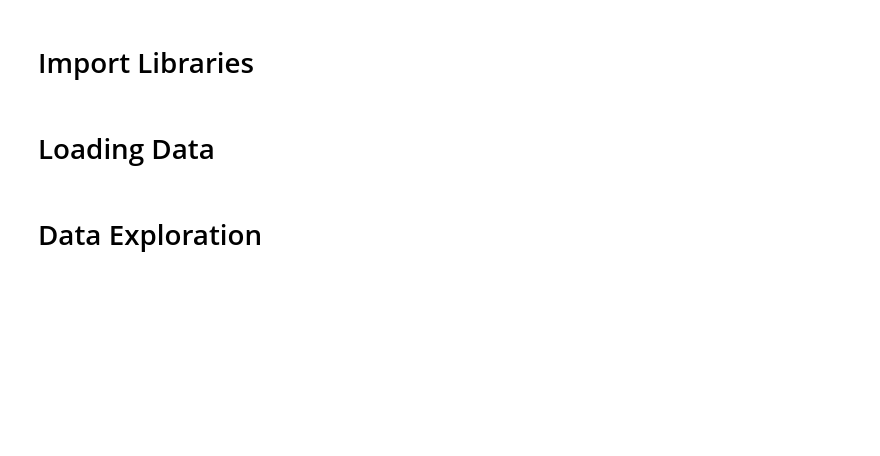
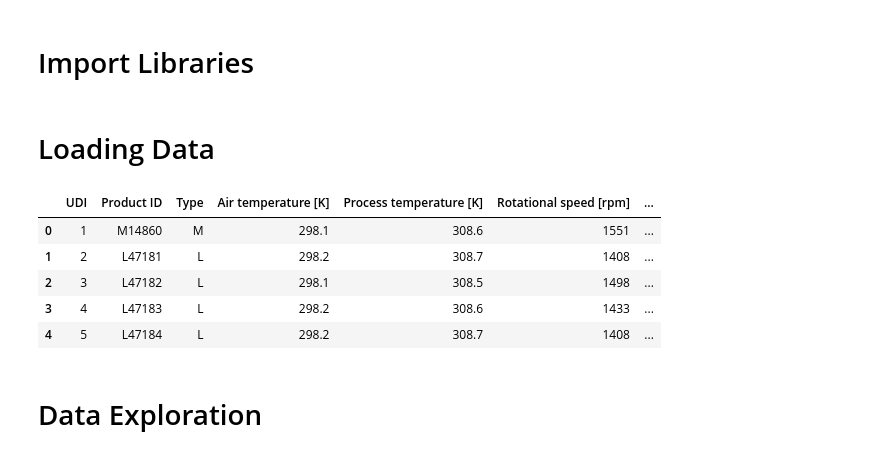
Before and after one commit to tm-pe2/ai-ml, a Jupyter notebook: logistic-regression/previous_analysis.ipynb, the cells around one changed output. Saved outputs shown, nothing was run; the diff lists cells and outputs as text; code cells hidden in the pictures; blank space fills up the shorter version.

Commit message:
Predictive Maintenance Example

```diff
--- a/logistic-regression/previous_analysis.ipynb
+++ b/logistic-regression/previous_analysis.ipynb
@@ -72,3 +51,26 @@ df.head()
+# %%
+df = pd.read_csv('../../data/raw/predictive_maintenance_showcase/predictive_maintenance.csv')
+df.head()
+# UID: unique identifier, PID: product id, Type: Quality variants(Low Medium High)
+# 308 Kelvin = 34.85 Celsius, 1551 K = 1277.85 Celsius,
+# Temp. generated using random walk process around 300K with 2K/1K of deviation for Air/Proc Temp
+# Rotational Speed calculated from power 2860 W + distributed noise
+# Torque Normally distributed around 40 Nm with 10 as deviation (no negative)
+# Tool wear time (minutes) [dependent of quality variants + H/M/L equivalent--> TW + 5/3/2 --> X]
+# Machine Failure (flags 0 or 1) whenever a failure type is detected
+# Failure TWF = Tool Wear Failure (randomly selected between 200 and 240 tool wear time,
+# -- ORIGINAL DATASET HAD DIFFERENT FAILURE TIPES:
+# HDF = Heat Dissipation (if the air temperature goes below a limit)
+# PWF = Power failure when power is above 3500 W or below 9000 W (95 times in this dataset)
+# OSF = Overstrain failure if products exceeds 11 000 minNm (Tool Wear x Torque)
+# RNF = Random Failure, each process has 0.1% to fail regardless of its parameters (Occur 5 times)
+# %% [output]
+|  | UDI | Product ID | Type | Air temperature [K] | Process temperature [K] | Rotational speed [rpm] | ... |
+| 0 | 1 | M14860 | M | 298.1 | 308.6 | 1551 | ... |
+| 1 | 2 | L47181 | L | 298.2 | 308.7 | 1408 | ... |
+| 2 | 3 | L47182 | L | 298.1 | 308.5 | 1498 | ... |
+| 3 | 4 | L47183 | L | 298.2 | 308.6 | 1433 | ... |
+| 4 | 5 | L47184 | L | 298.2 | 308.7 | 1408 | ... |
 # %% [markdown]
 <a id="data-exploration"></a>
 # Data Exploration
```
Also changed, not shown: parts of 49 cells of this notebook, 1 other file.
